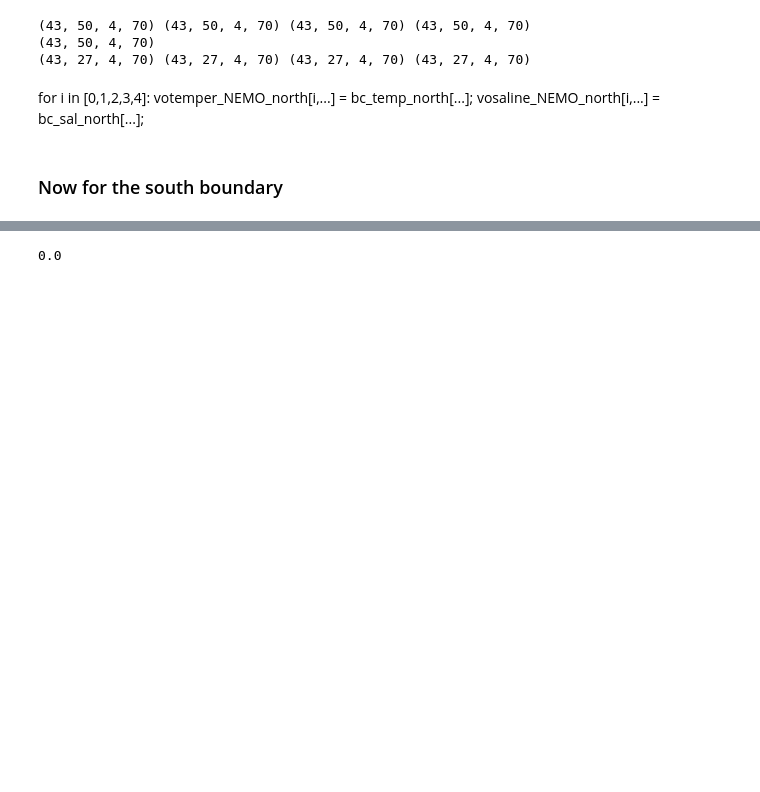
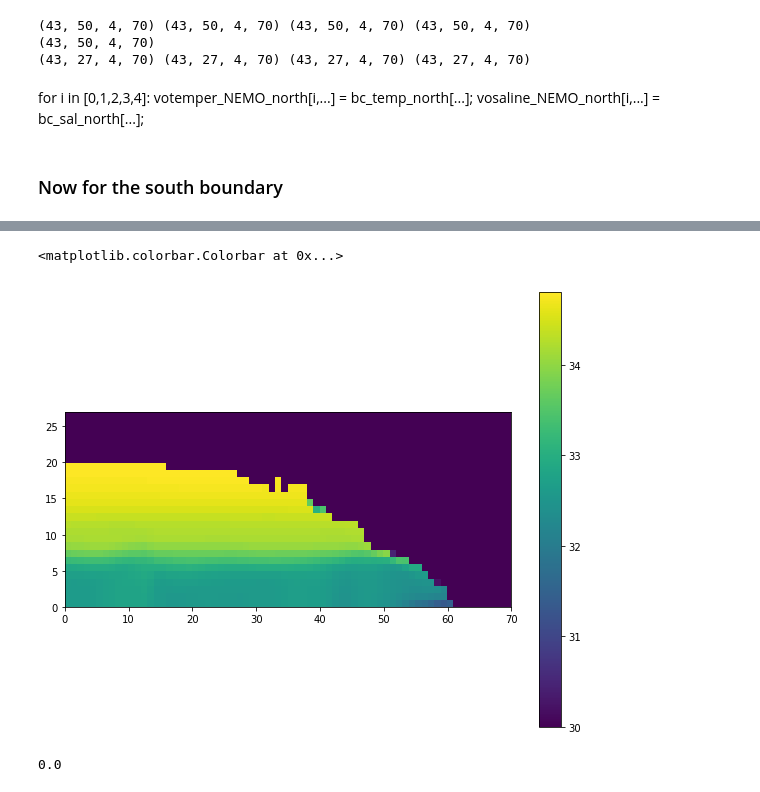
Before and after one commit to UBC-MOAD/wcvi, a Jupyter notebook: grid/Vertical_Interpolation_to_NEMO_levels_Writing_final_BC.ipynb, the cells around one changed output, grey strips where cells are left out. Drawn from its saved outputs; the diff is of its cells as text; code cells hidden in the pictures; blank space fills up the shorter version.

```diff
--- a/grid/Vertical_Interpolation_to_NEMO_levels_Writing_final_BC.ipynb
+++ b/grid/Vertical_Interpolation_to_NEMO_levels_Writing_final_BC.ipynb
@@ -635,3 +822,11 @@ plt.pcolormesh(vosaline_NEMO_south[0,:,3,:], vmin =30)
+# %%
+fig, ax = plt.subplots(1, 1, figsize=(10, 8))
+viz_tools.set_aspect(ax)
+mesh = ax.pcolormesh(vosaline_NEMO_south[0,:,3,:], vmin =30)
+fig.colorbar(mesh)
+# %% [output]
+<matplotlib.colorbar.Colorbar at 0x...>
+[figure, added]
 # %%
 np.min(vosaline_NEMO_south[0,:,3,:])
 # %% [output]
```
Also changed, not shown: parts of 40 cells of this notebook, 4 other files.
